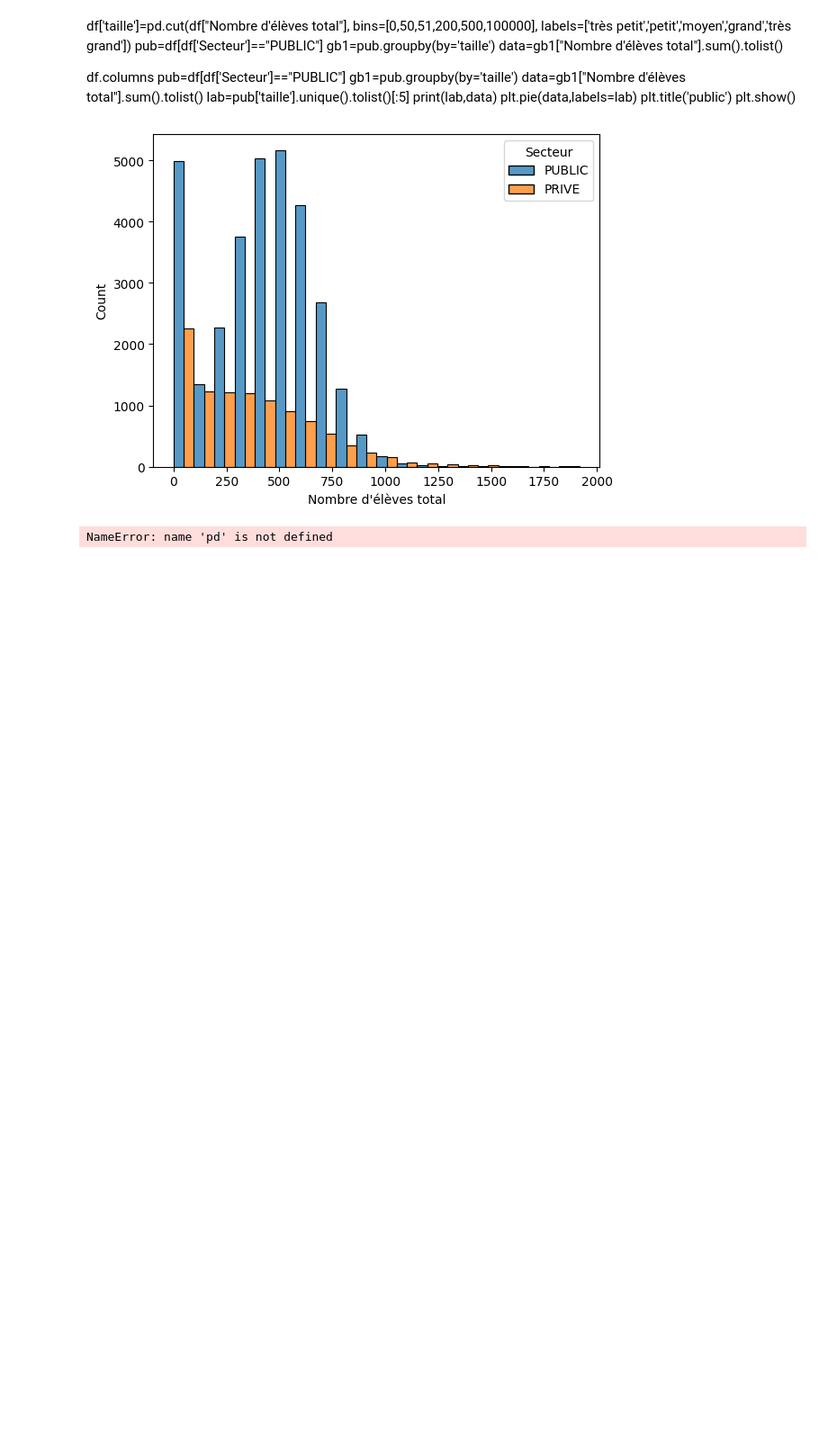
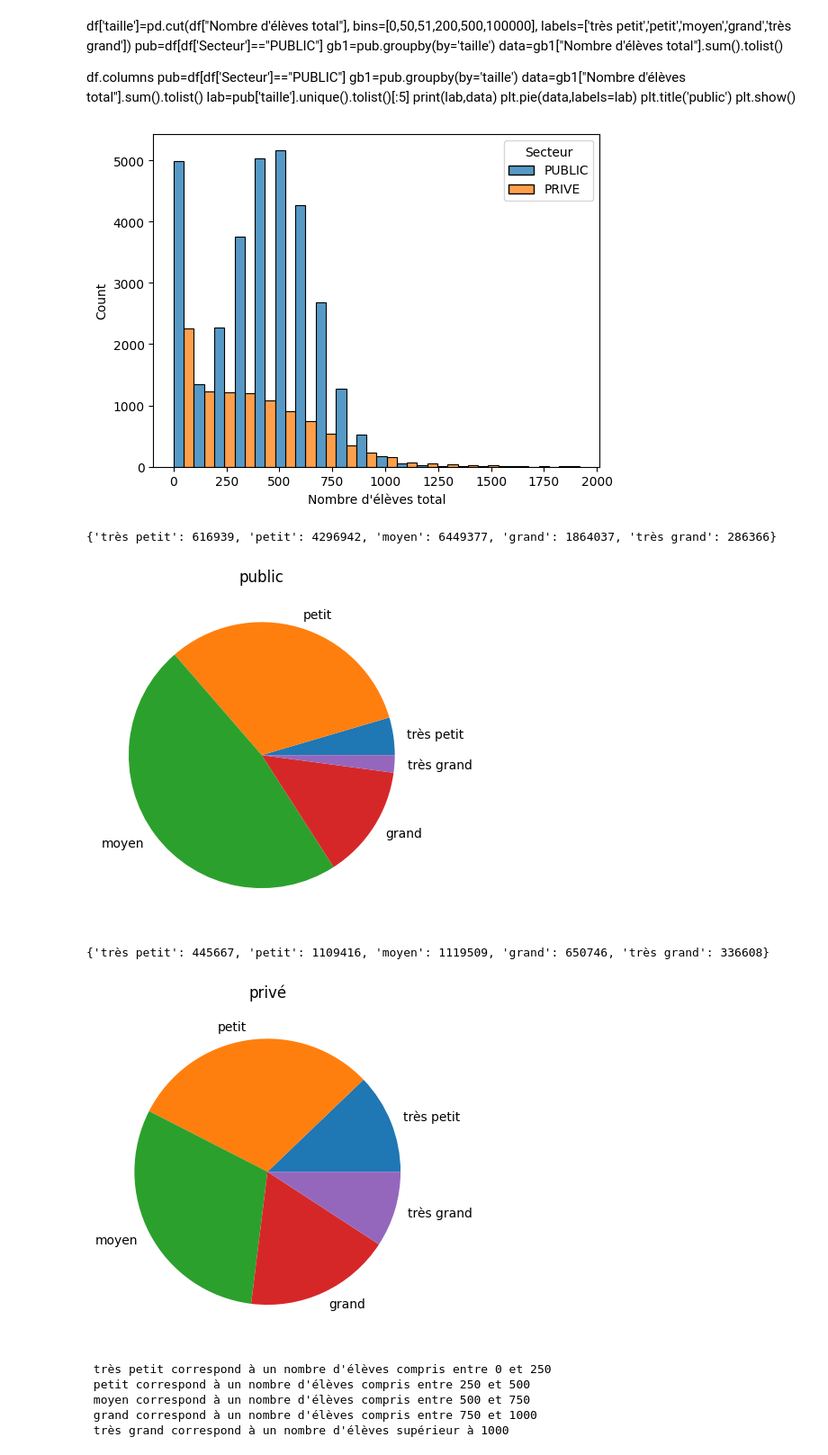
Before and after one commit to margotlafond/projet-info, a Jupyter notebook: analyse_data1.ipynb, the cells around one changed output. Shown at 90% size. Cells and saved outputs as stored; diff of their text form; code cells hidden in the pictures; blank space fills up the shorter version.

```diff
--- a/analyse_data1.ipynb
+++ b/analyse_data1.ipynb
@@ -396,6 +396,10 @@ plt.show()
 # %% [output]
 [figure]
 # %%
+import pandas as pd
+import seaborn as sns
+import matplotlib.pyplot as plt
+df = pd.read_csv('lv-college.csv', sep = ';')
 df['taille']=pd.cut(df["Nombre d'élèves total"], bins=[0,250,500,750,1000,100000], labels=['très petit','petit','moyen','grand','très grand'])
 
 pub=df[df['Secteur']=="PUBLIC"]
@@ -422,33 +426,41 @@ plt.show()
 
 
 pri=df[df['Secteur']=="PRIVE"]
 gb1=pub.groupby(by='taille')
 data=gb1["Nombre d'élèves total"].sum().tolist()
 
 
 df.columns
 pub=df[df['Secteur']=="PRIVE"]
 gb1=pub.groupby(by='taille')
 nombre=[]
 taille=[]
 dico=gb1["Nombre d'élèves total"].sum().to_dict()
 for cle,valeur in dico.items():
     taille.append(cle)
     nombre.append(valeur)
 
 print(dico)
 
 
 plt.pie(nombre,labels=taille)
 plt.title('privé')
 plt.show()
 
 print(" très petit correspond à un nombre d'élèves compris entre 0 et 250")
 print(" petit correspond à un nombre d'élèves compris entre 250 et 500")
 print(" moyen correspond à un nombre d'élèves compris entre 500 et 750")
 print(" grand correspond à un nombre d'élèves compris entre 750 et 1000")
 print(" très grand correspond à un nombre d'élèves supérieur à 1000")
 # %% [output]
-NameError: name 'pd' is not defined
+{'très petit': 616939, 'petit': 4296942, 'moyen': 6449377, 'grand': 1864037, 'très grand': 286366}
+[figure, added]
+{'très petit': 445667, 'petit': 1109416, 'moyen': 1119509, 'grand': 650746, 'très grand': 336608}
+[figure, added]
+ très petit correspond à un nombre d'élèves compris entre 0 et 250
+ petit correspond à un nombre d'élèves compris entre 250 et 500
+ moyen correspond à un nombre d'élèves compris entre 500 et 750
+ grand correspond à un nombre d'élèves compris entre 750 et 1000
+ très grand correspond à un nombre d'élèves supérieur à 1000
 # %%
 La réparition de la taille des lycées publiques et privés n'est pas la même, on retrouve plus de lycées privés dans les extrèmes (petits comme grands). Petits car les lycées ne recrutent pas forcément assez d'élèves.
```
